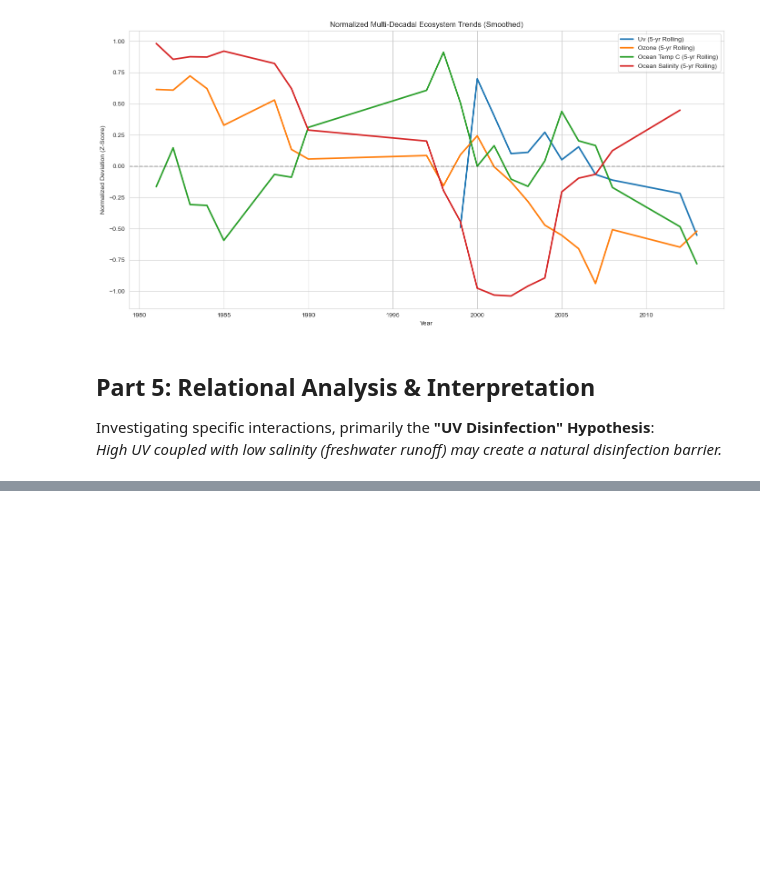
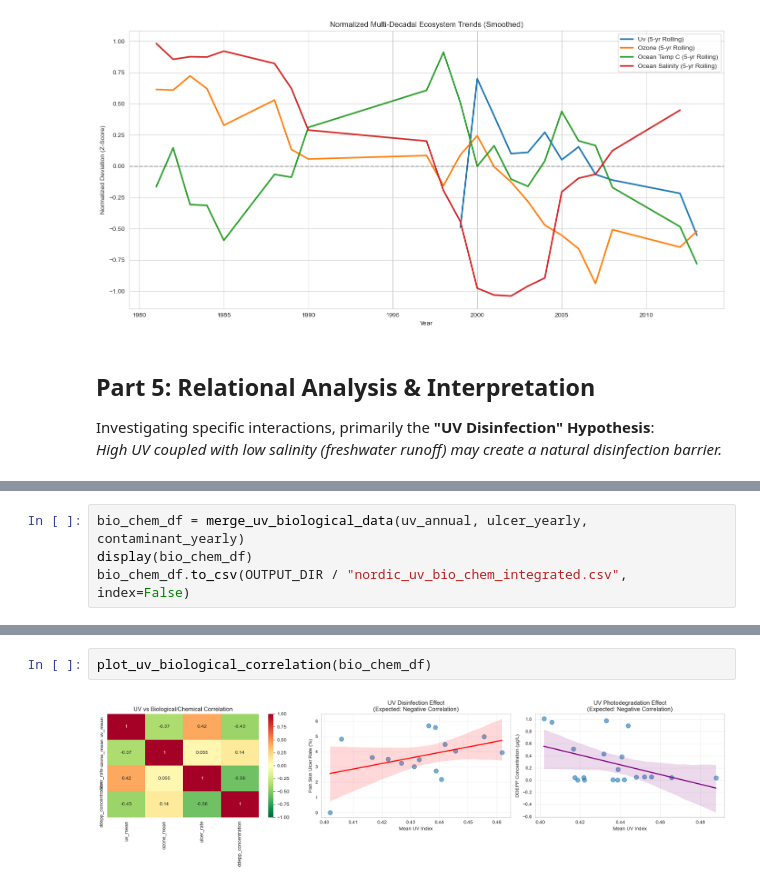
Before and after one commit to mohaneddz/Project-UV, a Jupyter notebook: uv_ocean_environment.ipynb, the cells around one changed output, grey strips where cells are left out. Saved outputs shown, nothing was run; the diff lists cells and outputs as text; blank space fills up the shorter version.

```diff
--- a/uv_ocean_environment.ipynb
+++ b/uv_ocean_environment.ipynb
@@ -168,0 +260,4 @@ While ocean temperatures are rising independently due to global climatic shifts,
+# %%
+bio_chem_df = merge_uv_biological_data(uv_annual, ulcer_yearly, contaminant_yearly)
+display(bio_chem_df)
+bio_chem_df.to_csv(OUTPUT_DIR / "nordic_uv_bio_chem_integrated.csv", index=False)
@@ -168,0 +285,4 @@ While ocean temperatures are rising independently due to global climatic shifts,
+# %%
+plot_uv_biological_correlation(bio_chem_df)
+# %% [output]
+[figure, added]
```
Also changed, not shown: parts of 16 cells of this notebook, 11 other files.
